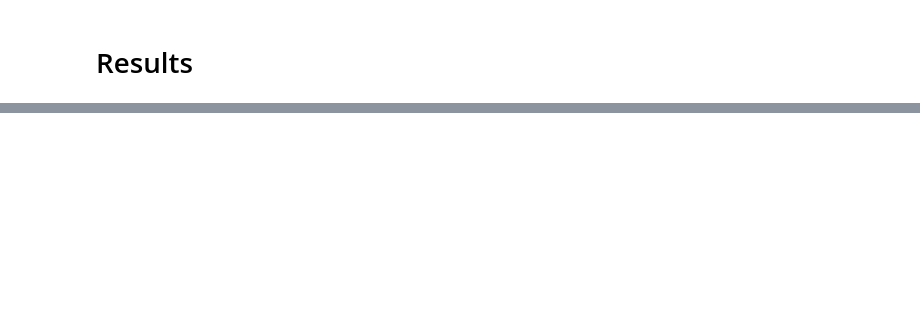
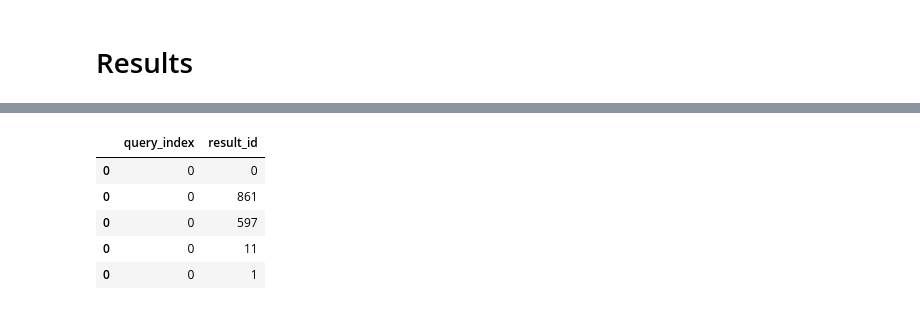
Before and after one commit to AdamPodoxin/layman-scientific-embeddings, a Jupyter notebook: keyword_search_evaluation.ipynb, the cells around one changed output, grey strips where cells are left out. Cells and saved outputs as stored; diff of their text form; code cells hidden in the pictures; blank space fills up the shorter version.

```diff
--- a/keyword_search_evaluation.ipynb
+++ b/keyword_search_evaluation.ipynb
@@ -67,0 +112,16 @@ Related keywords score: 1.94%
+# %%
+results_df = pd.DataFrame(data={
+    "query_index": range(len(search_results)),
+    "result_id": [
+        [result["corpus_id"] for result in single_results]
+        for single_results in search_results
+    ]
+}).explode("result_id")
+results_df.head()
+# %% [output]
+|  | query_index | result_id |
+| 0 | 0 | 0 |
+| 0 | 0 | 861 |
+| 0 | 0 | 597 |
+| 0 | 0 | 11 |
+| 0 | 0 | 1 |
```
Also changed, not shown: parts of 8 cells of this notebook, 3 other files.
